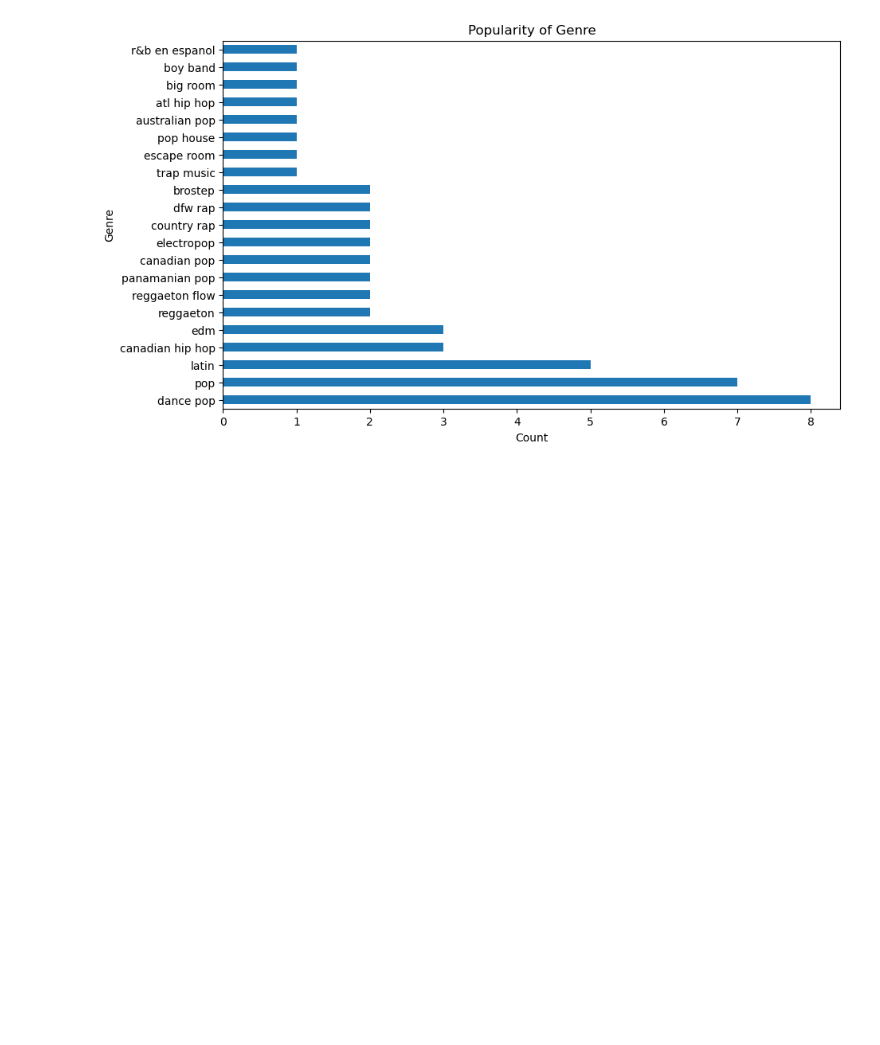
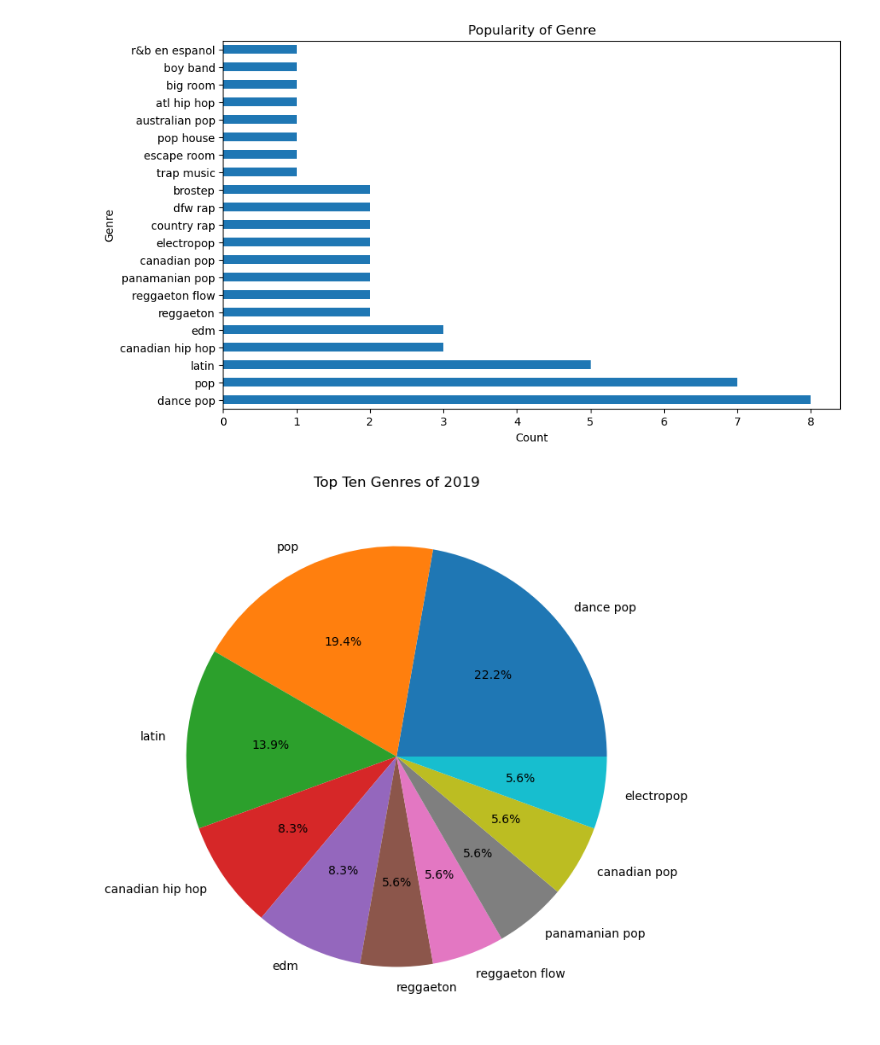
Before and after one commit to georgemcculloch/SpotifyEDA, a Jupyter notebook: NoteBook/spotifyeda.ipynb, the cells around one changed output. Drawn from its saved outputs; the diff is of its cells as text; code cells hidden in the pictures; blank space fills up the shorter version.

```diff
--- a/NoteBook/spotifyeda.ipynb
+++ b/NoteBook/spotifyeda.ipynb
@@ -165,3 +173,11 @@ plt.xticks(rotation=0)
 plt.show()
 # %% [output]
 [figure]
+# %%
+top_ten_genres = df['Genre'].value_counts().nlargest(10)
+plt.figure(figsize=(8, 8))
+plt.pie(top_ten_genres, labels=top_ten_genres.index, autopct='%1.1f%%')
+plt.title('Top Ten Genres of 2019')
+plt.show()
+# %% [output]
+[figure, added]
```
Also changed, not shown: parts of 1 cell of this notebook.
